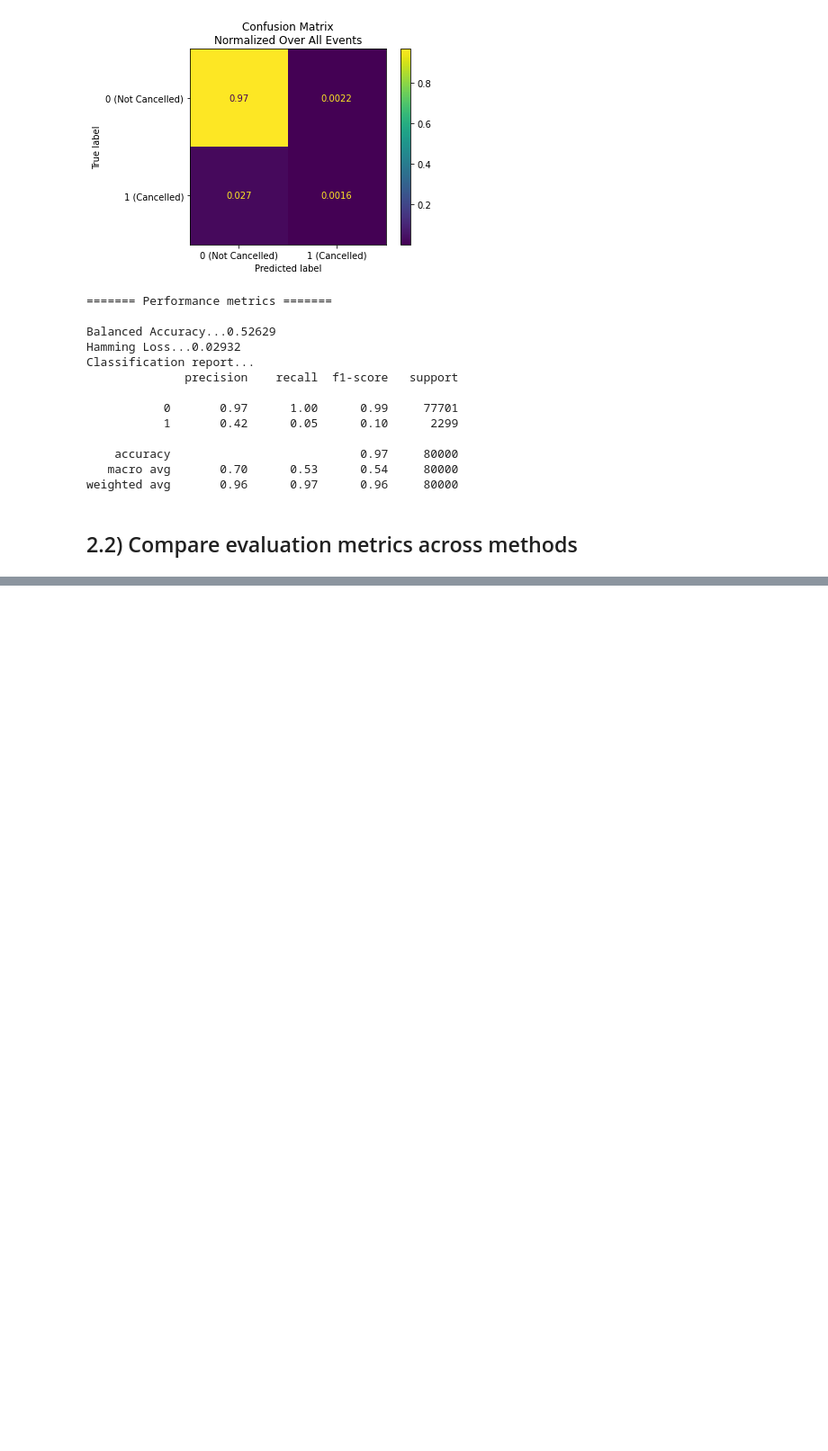
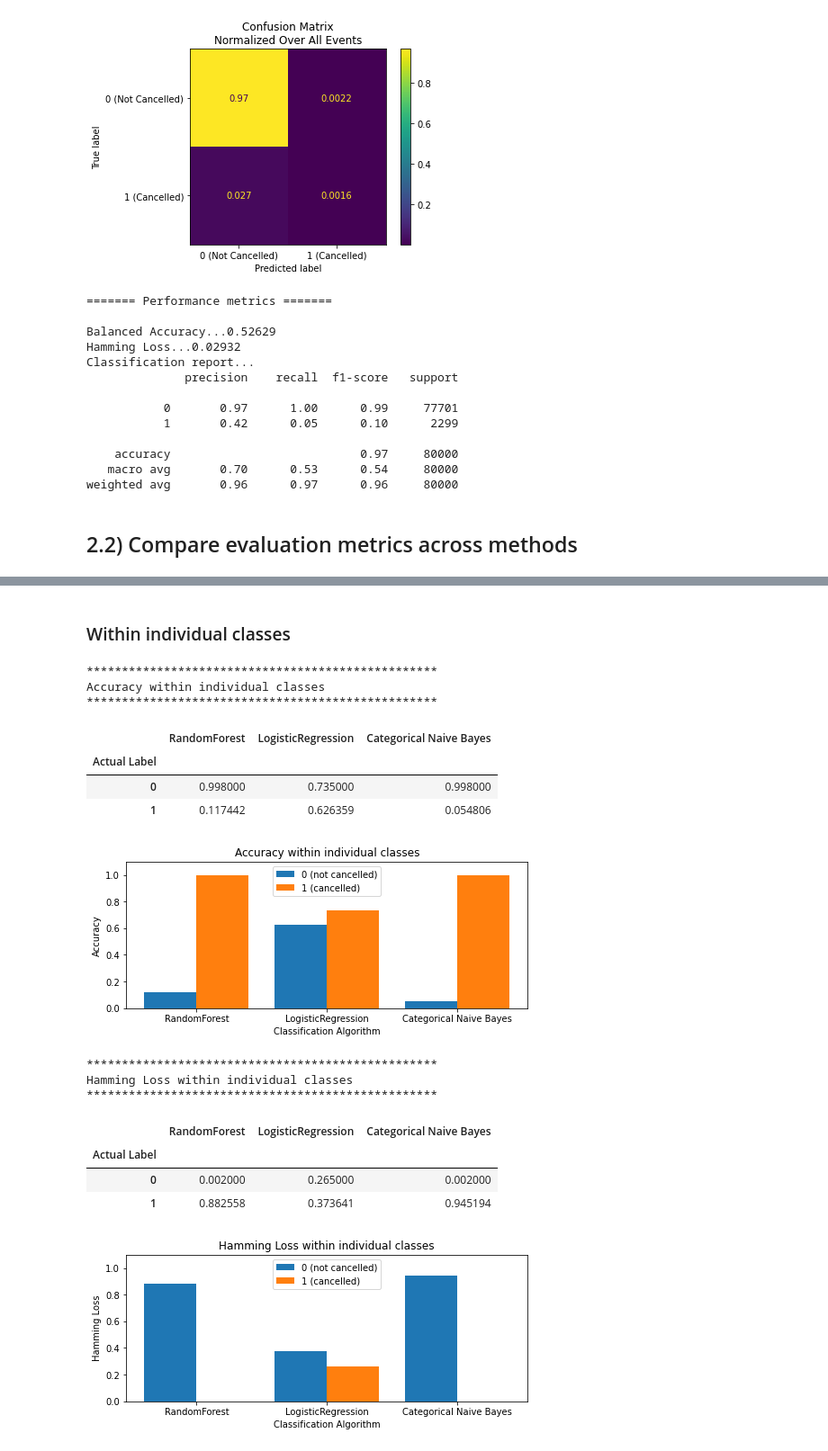
Before and after one commit to erincameron11/PredictingFlightDelay, a Jupyter notebook: notebooks/3_Model_Evaluation.ipynb, the cells around one changed output, grey strips where cells are left out. Shown at 90% size. Cells and saved outputs as stored; diff of their text form; code cells hidden in the pictures; blank space fills up the shorter version.

```diff
--- a/notebooks/3_Model_Evaluation.ipynb
+++ b/notebooks/3_Model_Evaluation.ipynb
@@ -187,0 +239,61 @@ confusion_mats["RandomForest"]
+# %% [markdown]
+### Within individual classes
+# %%
+# plot accuracy (number correctly labelled) & hamming loss (number incorrectly labelled) within classes (cancelled vs not)
+# accuracy & hamming_loss across all classes/labels
+metrics = ["Prop. Correct", "Prop. Incorrect"]
+
+for metric in metrics:
+
+    if metric == "Prop. Correct":
+        metric_name = "Accuracy"
+    elif metric == "Prop. Incorrect":
+        metric_name = "Hamming Loss"
+
+    print("*" * 50)
+    print(metric_name + " within individual classes")
+    print("*" * 50)
+
+    to_plot = {}
+
+    for method in confusion_mats:
+
+        to_plot[method] = confusion_mats[method][metric]
+        to_plot = pd.DataFrame(to_plot)
+
+    display(to_plot)
+
+    # define plotting data
+    x = (np.arange(to_plot.shape[1]) + 1)
+    cancelled_1 = to_plot.iloc[0, :]
+    notcancelled_0 = to_plot.iloc[1, :]
+    width = 0.40
+
+    # plot data in grouped manner of bar type
+    plt.figure(figsize = [8,3])
+    plt.bar(x-0.2, notcancelled_0, width, label = "0 (not cancelled)")
+    plt.bar(x+0.2, cancelled_1, width, label = "1 (cancelled)")
+    plt.xticks(ticks = x, labels = to_plot.columns.to_list())
+    plt.ylabel(metric_name)
+    plt.xlabel("Classification Algorithm")
+    plt.title(metric_name + " within individual classes")
+    plt.ylim(0, 1.1)
+    plt.legend()
+    plt.show()
+# %% [output]
+**************************************************
+Accuracy within individual classes
+**************************************************
+|  | RandomForest | LogisticRegression | Categorical Naive Bayes |
+| Actual Label |  |  |  |
+| 0 | 0.998000 | 0.735000 | 0.998000 |
+| 1 | 0.117442 | 0.626359 | 0.054806 |
+[figure, added]
+**************************************************
+Hamming Loss within individual classes
+**************************************************
+|  | RandomForest | LogisticRegression | Categorical Naive Bayes |
+| Actual Label |  |  |  |
+| 0 | 0.002000 | 0.265000 | 0.002000 |
+| 1 | 0.882558 | 0.373641 | 0.945194 |
+[figure, added]
```
Also changed, not shown: parts of 16 cells of this notebook.
